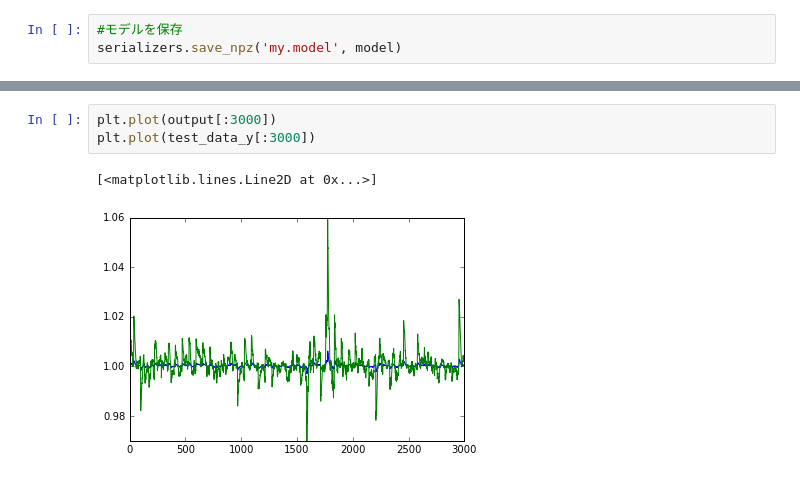
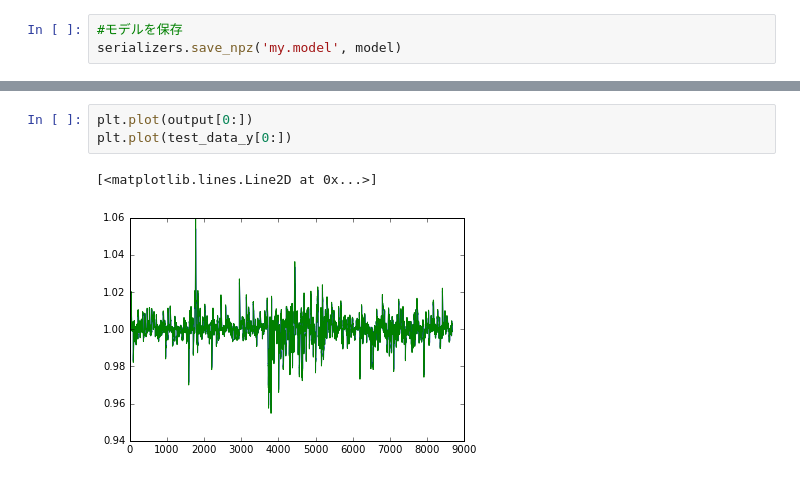
Before and after one commit to haretaro/ichiyo, a Jupyter notebook: net/train.ipynb, the cells around one changed output, grey strips where cells are left out. Drawn from its saved outputs; the diff is of its cells as text.

```diff
--- a/net/train.ipynb
+++ b/net/train.ipynb
@@ -169,6 +169,6 @@ test error = 3.216281038476154e-05
 # %%
-plt.plot(output[:3000])
-plt.plot(test_data_y[:3000])
+plt.plot(output[0:])
+plt.plot(test_data_y[0:])
 # %% [output]
 [<matplotlib.lines.Line2D at 0x...>]
-[figure, old version]
+[figure, new version]
```
Also changed, not shown: parts of 8 cells of this notebook, 1 other file.
